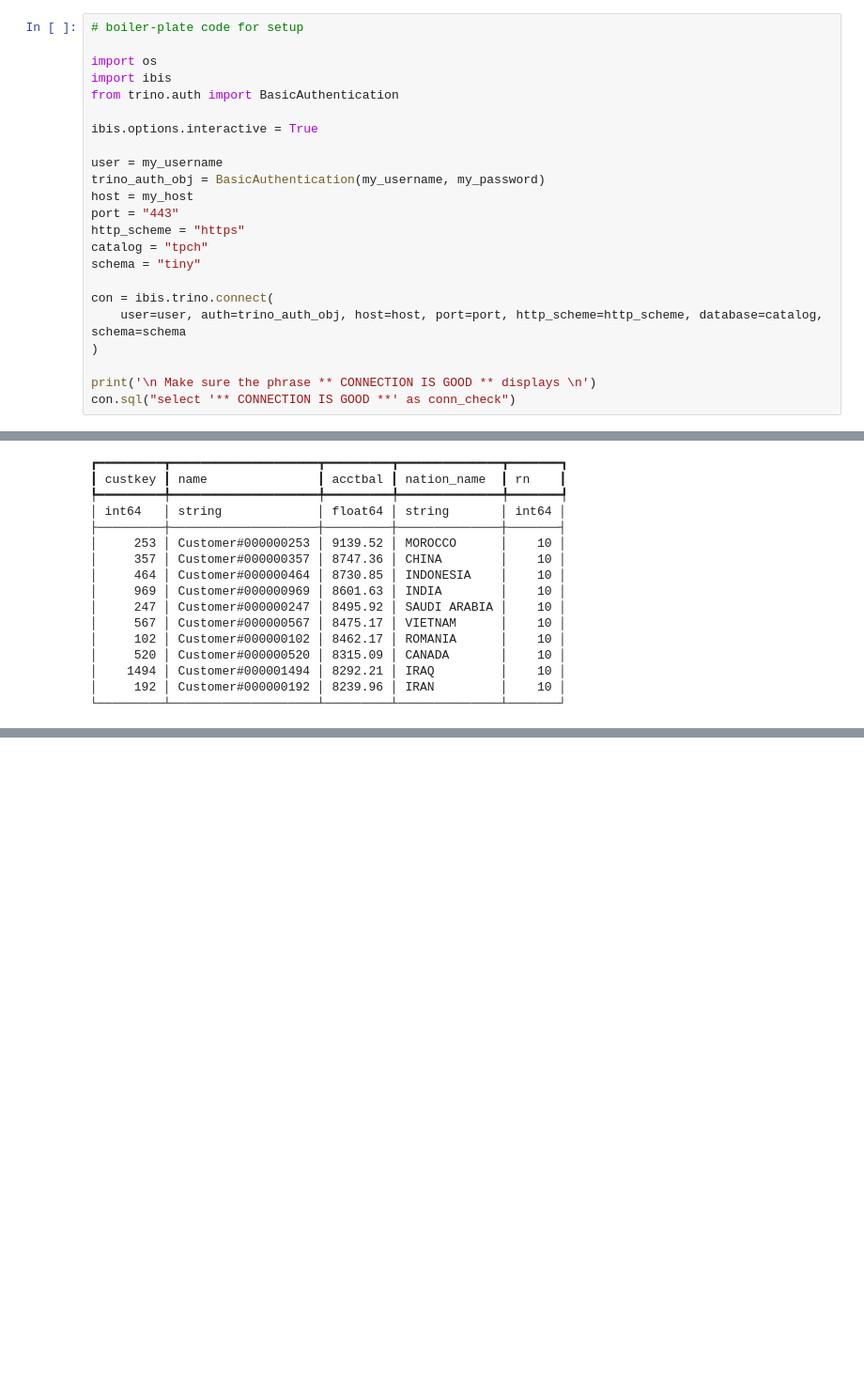
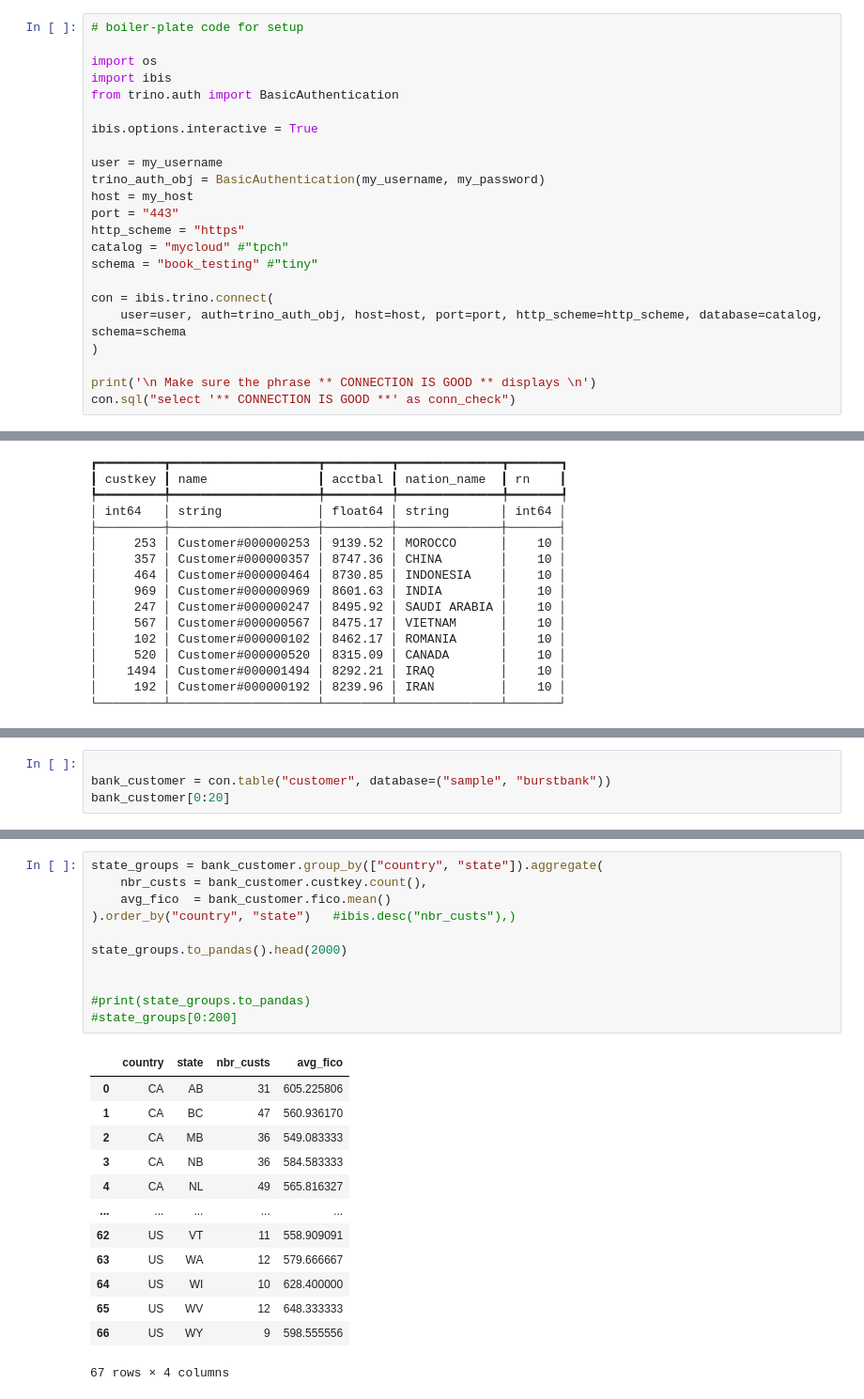
Before and after one commit to lestermartin/starburst-dataframes-exploration, a Jupyter notebook: StarburstPythonOptions.ipynb, the cells around one changed output, grey strips where cells are left out. Shown at 94% size. Saved outputs shown, nothing was run; the diff lists cells and outputs as text; blank space fills up the shorter version.

```diff
--- a/StarburstPythonOptions.ipynb
+++ b/StarburstPythonOptions.ipynb
@@ -73,8 +73,8 @@ trino_auth_obj = BasicAuthentication(my_username, my_password)
 host = my_host
 port = "443"
 http_scheme = "https"
-catalog = "tpch"
-schema = "tiny"
+catalog = "mycloud" #"tpch"
+schema = "book_testing" #"tiny"
 
 con = ibis.trino.connect(
     user=user, auth=trino_auth_obj, host=host, port=port, http_scheme=http_scheme, database=catalog, schema=schema
@@ -405,0 +418,4 @@ top_x[0:10]
+# %%
+
+bank_customer = con.table("customer", database=("sample", "burstbank"))
+bank_customer[0:20]
@@ -405,0 +446,25 @@ top_x[0:10]
+# %%
+state_groups = bank_customer.group_by(["country", "state"]).aggregate(
+    nbr_custs = bank_customer.custkey.count(),
+    avg_fico  = bank_customer.fico.mean()
+).order_by("country", "state")   #ibis.desc("nbr_custs"),)
+
+state_groups.to_pandas().head(2000)
+
+
+#print(state_groups.to_pandas)
+#state_groups[0:200]
+# %% [output]
+|  | country | state | nbr_custs | avg_fico |
+| 0 | CA | AB | 31 | 605.225806 |
+| 1 | CA | BC | 47 | 560.936170 |
+| 2 | CA | MB | 36 | 549.083333 |
+| 3 | CA | NB | 36 | 584.583333 |
+| 4 | CA | NL | 49 | 565.816327 |
+| ... | ... | ... | ... | ... |
+| 62 | US | VT | 11 | 558.909091 |
+| 63 | US | WA | 12 | 579.666667 |
+| 64 | US | WI | 10 | 628.400000 |
+| 65 | US | WV | 12 | 648.333333 |
+| 66 | US | WY | 9 | 598.555556 |
+67 rows × 4 columns
```
Also changed, not shown: parts of 21 cells of this notebook.
